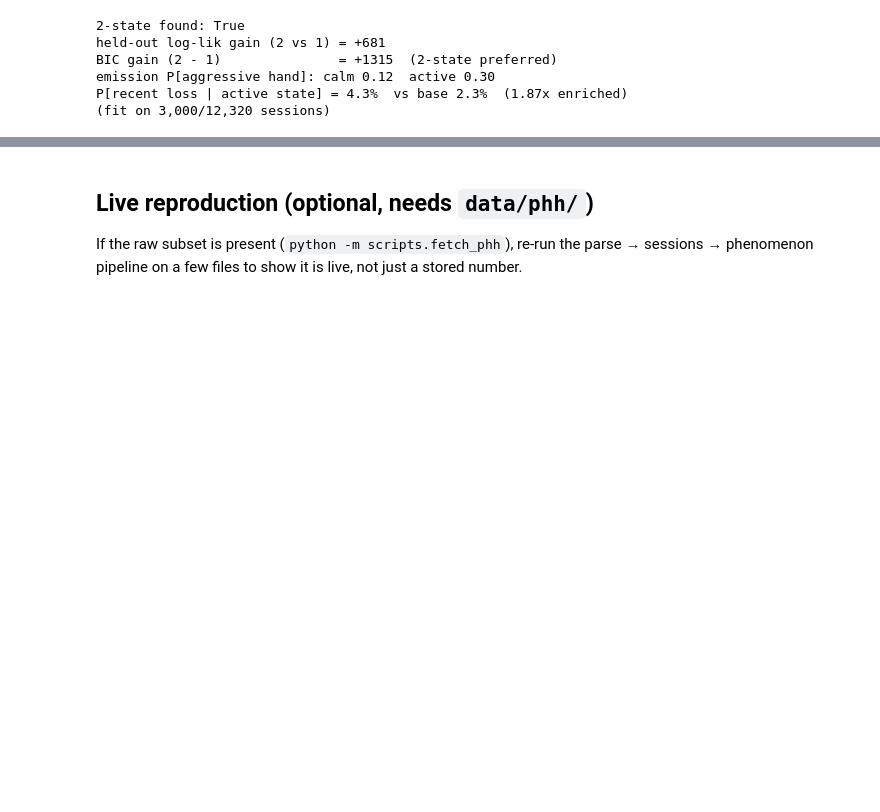
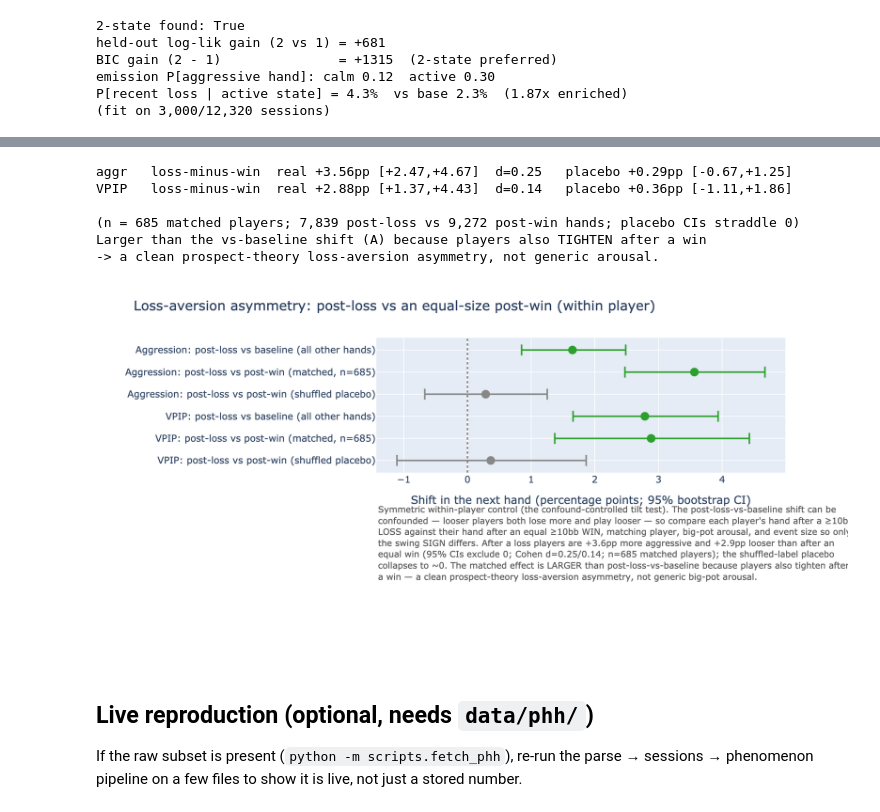
Before and after one commit to batuhanboztepe0/poker-simulation, a Jupyter notebook: notebooks/03_realdata_tilt.ipynb, the cells around one changed output, grey strips where cells are left out. Drawn from its saved outputs; the diff is of its cells as text; code cells hidden in the pictures; blank space fills up the shorter version.

```diff
--- a/notebooks/03_realdata_tilt.ipynb
+++ b/notebooks/03_realdata_tilt.ipynb
@@ -105,3 +109,28 @@ fig("tilt_realdata.png")
+# %%
+wp = d["within_player"]
+for k, name in [("aggr", "aggr  "), ("vpip", "VPIP  ")]:
+    r, p = wp["real"][k], wp["placebo"][k]
+    dd = wp["real"][f"{k}_cohen_d"]
+    print(f"{name} loss-minus-win  real {r['mean']*100:+.2f}pp "
+          f"[{r['lo']*100:+.2f},{r['hi']*100:+.2f}]  d={dd:.2f}   "
+          f"placebo {p['mean']*100:+.2f}pp "
+          f"[{p['lo']*100:+.2f},{p['hi']*100:+.2f}]")
+print(f"\n(n = {wp['real']['n_players']} matched players; "
+      f"{wp['real']['n_loss']:,} post-loss vs {wp['real']['n_win']:,} post-win hands; "
+      f"placebo CIs straddle 0)")
+print("Larger than the vs-baseline shift (A) because players also TIGHTEN after a "
+      "win\n-> a clean prospect-theory loss-aversion asymmetry, not generic arousal.")
+# %% [output]
+aggr   loss-minus-win  real +3.56pp [+2.47,+4.67]  d=0.25   placebo +0.29pp [-0.67,+1.25]
+VPIP   loss-minus-win  real +2.88pp [+1.37,+4.43]  d=0.14   placebo +0.36pp [-1.11,+1.86]
+
+(n = 685 matched players; 7,839 post-loss vs 9,272 post-win hands; placebo CIs straddle 0)
+Larger than the vs-baseline shift (A) because players also TIGHTEN after a win
+-> a clean prospect-theory loss-aversion asymmetry, not generic arousal.
+# %%
+fig("tilt_lossvswin.png")
+# %% [output]
+[figure, added]
 # %% [markdown]
 ## Live reproduction (optional, needs `data/phh/`)
 
```
Also changed, not shown: parts of 3 cells of this notebook, 14 other files.
